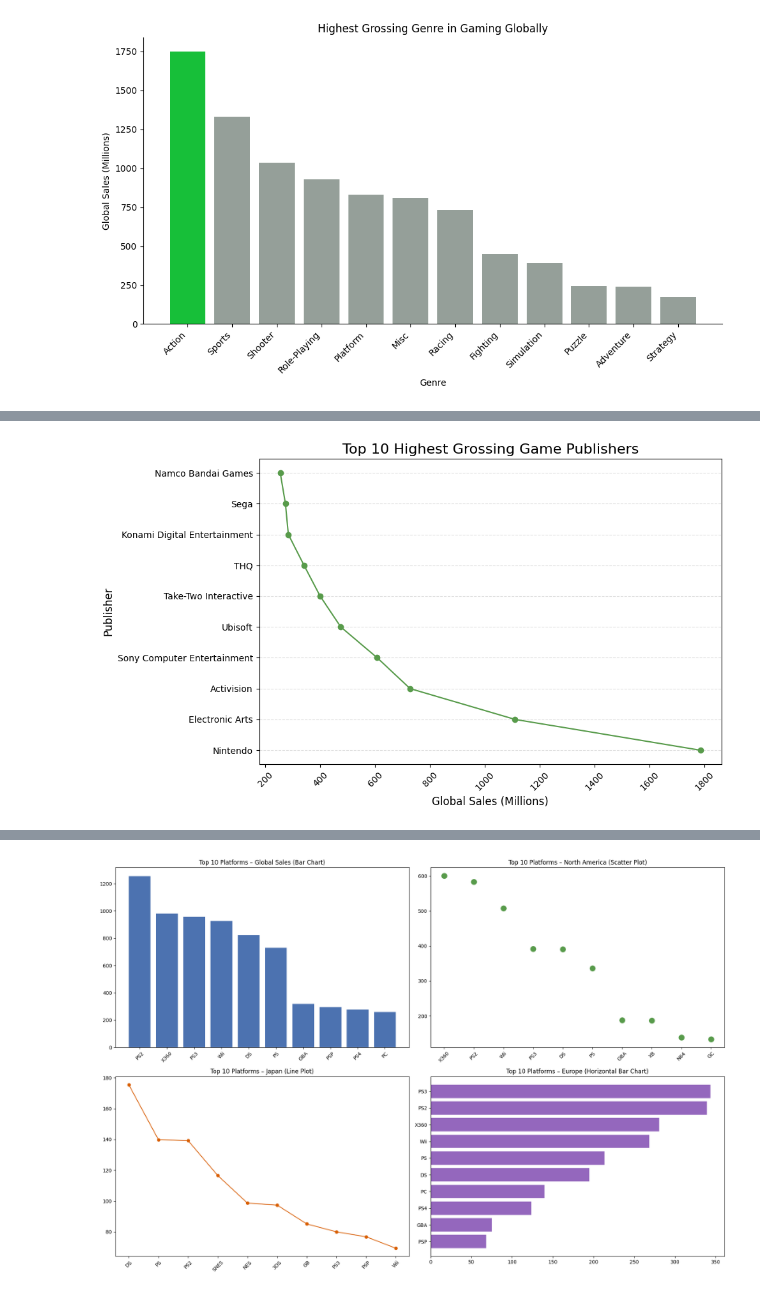
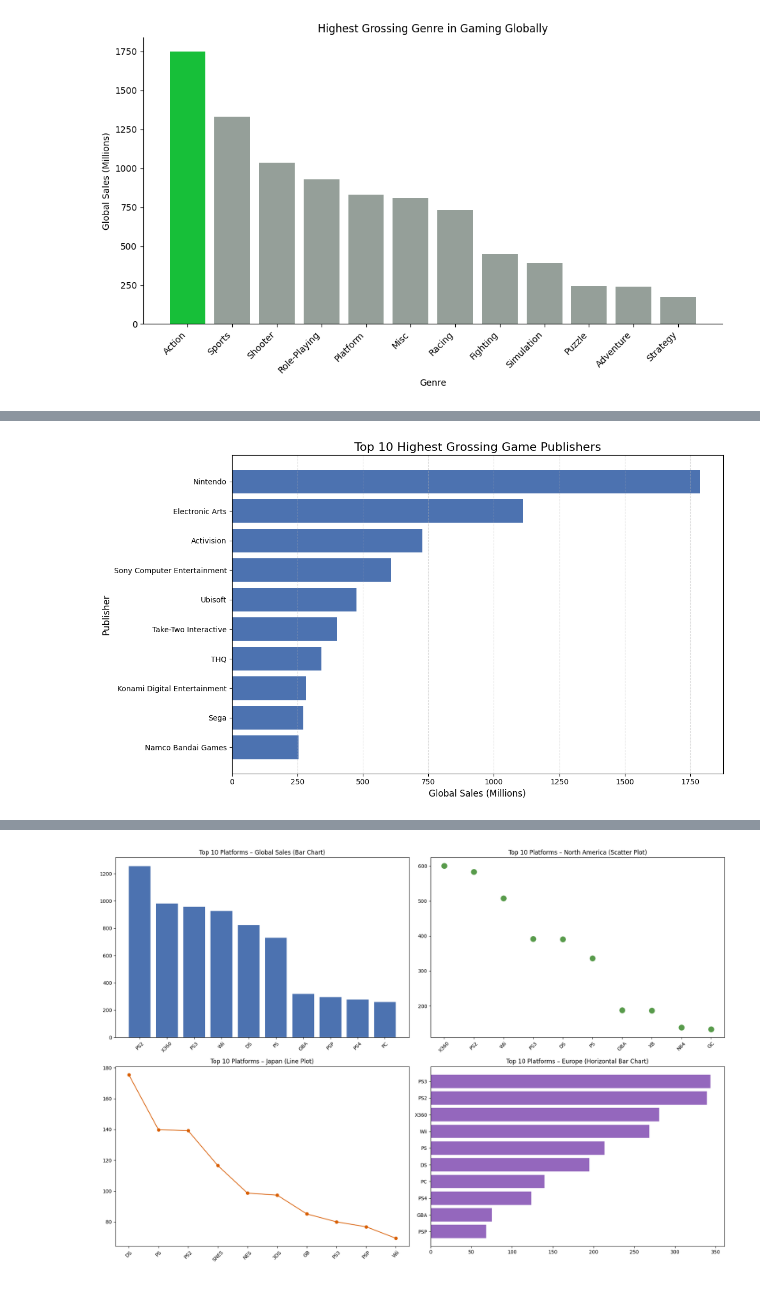
Before and after one commit to Teerp1986/TP_KeystoneDA, a Jupyter notebook: vgEvlove.ipynb, the cells around one changed output, grey strips where cells are left out. Cells and saved outputs as stored; diff of their text form; code cells hidden in the pictures.

```diff
--- a/vgEvlove.ipynb
+++ b/vgEvlove.ipynb
@@ -108,7 +108,7 @@ dtype: object
 # Convert 'Year' column to integer type, filling NaN with 1909.
 # Removed the decimal number in "Year" values.
 
-df_vgsales2 = df_vgsales2.astype({'Year':'int64'})
+df_vgsales2 = df_vgsales2.astype({'Year':'float64'})
 
 df_vgsales2['Year'] = df_vgsales2['Year'].fillna('1909')
 # %%
@@ -229,37 +234,38 @@ Publisher
 # %%
 
 import pandas as pd
 import matplotlib.pyplot as plt
 
-df_vgsales2 = pd.read_csv('Data/vgsales2.csv')
-
-# Group, sum, sort, and select top 10
-Publisher_sales = (
+# Group, sum, sort, and select top 10 publishers
+publishers_sales = (
     df_vgsales2.groupby("Publisher")["Global_Sales"]
     .sum()
     .sort_values(ascending=False)
     .head(10)
     .reset_index()
 )
 
-plt.figure(figsize=(10, 6))
-plt.plot(
-    Publisher_sales["Global_Sales"],
-    Publisher_sales["Publisher"],
-    marker="o",
-    color="#589B4B"
+plt.figure(figsize=(12, 7))
+
+# Horizontal bar chart
+plt.barh(
+    publishers_sales["Publisher"],
+    publishers_sales["Global_Sales"],
+    color="#4C72B0"
 )
 
 plt.title("Top 10 Highest Grossing Game Publishers", fontsize=16)
 plt.xlabel("Global Sales (Millions)", fontsize=12)
 plt.ylabel("Publisher", fontsize=12)
 
-plt.grid(axis="y", linestyle="--", alpha=0.4)
-plt.xticks(rotation=45)
+# Highest value at the top
+plt.gca().invert_yaxis()
+
+plt.grid(axis="x", linestyle="--", alpha=0.4)
 plt.tight_layout()
 plt.show()
 # %% [output]
-[figure, old version]
+[figure, new version]
 # %%
 # Which platforms produce the highest grossing games in multiple regions
 Platform_sales = df_vgsales2.groupby("Platform")["Global_Sales"].sum().sort_values(ascending=False).head(10).reset_index()
```
Also changed, not shown: parts of 12 cells of this notebook.
